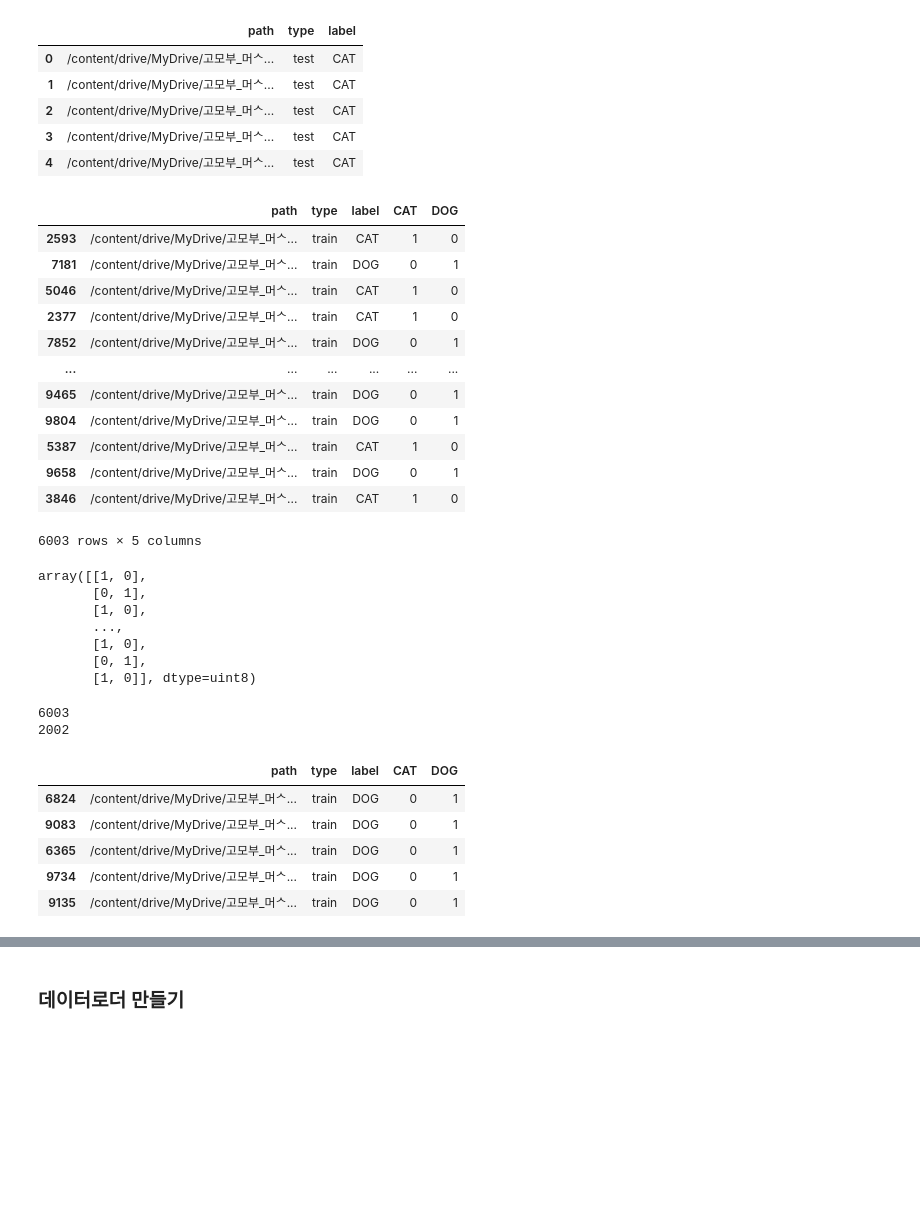
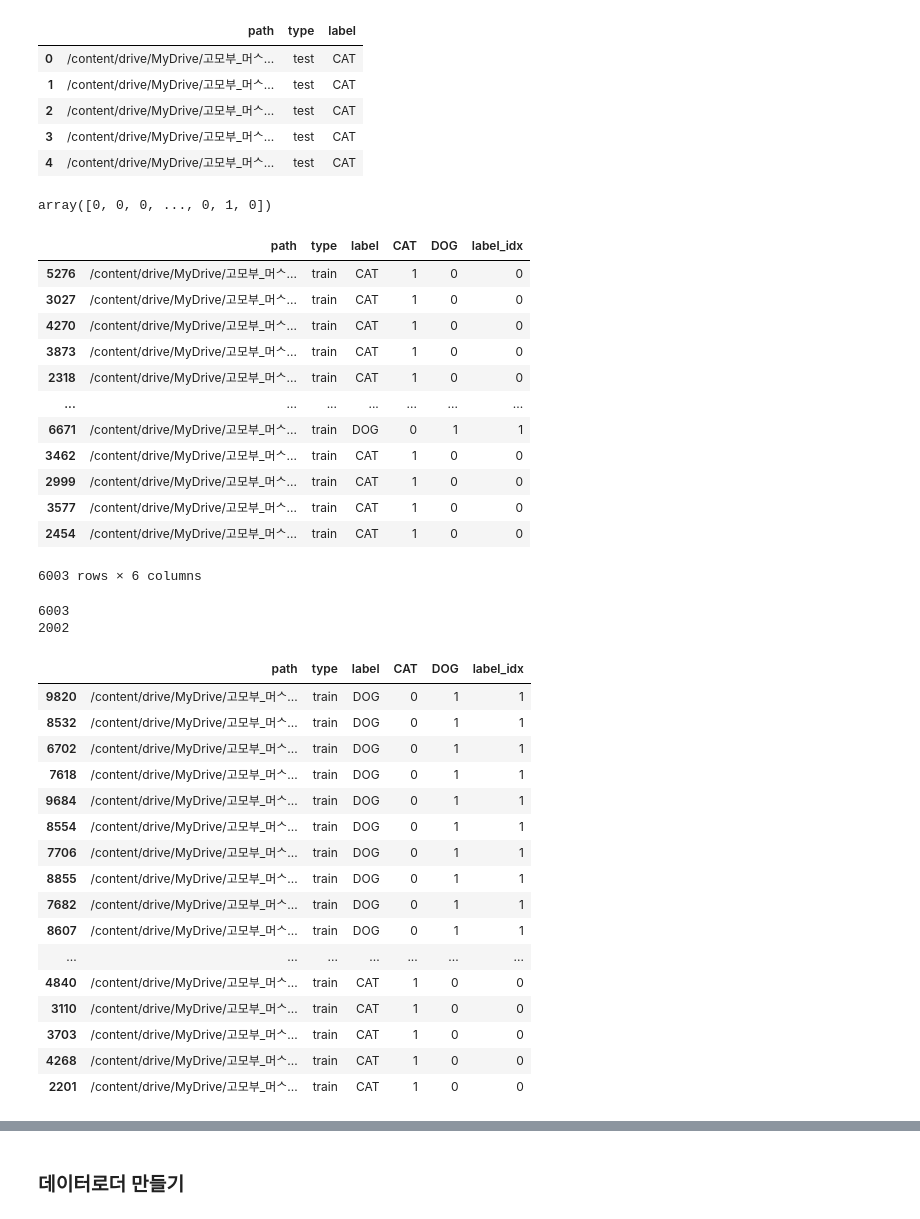
Before and after one commit to PJINU/My_Study2, a Jupyter notebook: Model_training/5_2_model_training(KL_div_loss).ipynb, the cells around one changed output, grey strips where cells are left out. Saved outputs shown, nothing was run; the diff lists cells and outputs as text; code cells hidden in the pictures; blank space fills up the shorter version.

Commit message:
Update 5_2_model_training(KL_div_loss).ipynb Update Custom Dataset, Training

```diff
--- a/Model_training/5_2_model_training(KL_div_loss).ipynb
+++ b/Model_training/5_2_model_training(KL_div_loss).ipynb
@@ -107,41 +107,28 @@ valid_onehot = pd.get_dummies(valid_df['label'])
 train_df = pd.concat([train_df, train_onehot], axis=1)
 valid_df = pd.concat([valid_df, valid_onehot], axis=1)
 
-# train용 path 데이터, label 데이터
-train_data = train_df['path']
-train_label = train_df.iloc[:, 3:].values
-# train_label_indices = train_label.replace(['CAT', 'DOG'], [0,1]).values
-
-# validation용 path, label 데이터
-valid_data = valid_df['path']
-valid_label = valid_df.iloc[:, 3:].values
-# valid_label_indices = valid_label.replace(['CAT', 'DOG'], [0,1]).values
+train_df['label_idx'] = train_df.iloc[:, 3:].values.argmax(axis=1)
+valid_df['label_idx'] = valid_df.iloc[:, 3:].values.argmax(axis=1)
+# %%
+train_df.iloc[:, 3:].values.argmax(axis=1)
+# %% [output]
+array([0, 0, 0, ..., 0, 1, 0])
 # %%
 train_df
 # %% [output]
-|  | path | type | label | CAT | DOG |
-| 2593 | /content/drive/MyDrive/고모부_머ᄉ... | train | CAT | 1 | 0 |
-| 7181 | /content/drive/MyDrive/고모부_머ᄉ... | train | DOG | 0 | 1 |
-| 5046 | /content/drive/MyDrive/고모부_머ᄉ... | train | CAT | 1 | 0 |
-| 2377 | /content/drive/MyDrive/고모부_머ᄉ... | train | CAT | 1 | 0 |
-| 7852 | /content/drive/MyDrive/고모부_머ᄉ... | train | DOG | 0 | 1 |
-| ... | ... | ... | ... | ... | ... |
-| 9465 | /content/drive/MyDrive/고모부_머ᄉ... | train | DOG | 0 | 1 |
-| 9804 | /content/drive/MyDrive/고모부_머ᄉ... | train | DOG | 0 | 1 |
-| 5387 | /content/drive/MyDrive/고모부_머ᄉ... | train | CAT | 1 | 0 |
-| 9658 | /content/drive/MyDrive/고모부_머ᄉ... | train | DOG | 0 | 1 |
-| 3846 | /content/drive/MyDrive/고모부_머ᄉ... | train | CAT | 1 | 0 |
+|  | path | type | label | CAT | DOG | label_idx |
+| 5276 | /content/drive/MyDrive/고모부_머ᄉ... | train | CAT | 1 | 0 | 0 |
+| 3027 | /content/drive/MyDrive/고모부_머ᄉ... | train | CAT | 1 | 0 | 0 |
+| 4270 | /content/drive/MyDrive/고모부_머ᄉ... | train | CAT | 1 | 0 | 0 |
+| 3873 | /content/drive/MyDrive/고모부_머ᄉ... | train | CAT | 1 | 0 | 0 |
+| 2318 | /content/drive/MyDrive/고모부_머ᄉ... | train | CAT | 1 | 0 | 0 |
+| ... | ... | ... | ... | ... | ... | ... |
+| 6671 | /content/drive/MyDrive/고모부_머ᄉ... | train | DOG | 0 | 1 | 1 |
+| 3462 | /content/drive/MyDrive/고모부_머ᄉ... | train | CAT | 1 | 0 | 0 |
+| 2999 | /content/drive/MyDrive/고모부_머ᄉ... | train | CAT | 1 | 0 | 0 |
+| 3577 | /content/drive/MyDrive/고모부_머ᄉ... | train | CAT | 1 | 0 | 0 |
+| 2454 | /content/drive/MyDrive/고모부_머ᄉ... | train | CAT | 1 | 0 | 0 |
-6003 rows × 5 columns
+6003 rows × 6 columns
-# %%
-train_label
-# %% [output]
-array([[1, 0],
-       [0, 1],
-       [1, 0],
-       ...,
-       [1, 0],
-       [0, 1],
-       [1, 0]], dtype=uint8)
 # %%
 print(len(train_df))
 print(len(valid_df))
@@ -168,9 +145,20 @@ sample_val_label = sample_tr.iloc[:,3:].values
 # %%
-sample_data.head()
+sample_data
 # %% [output]
-|  | path | type | label | CAT | DOG |
-| 6824 | /content/drive/MyDrive/고모부_머ᄉ... | train | DOG | 0 | 1 |
-| 9083 | /content/drive/MyDrive/고모부_머ᄉ... | train | DOG | 0 | 1 |
-| 6365 | /content/drive/MyDrive/고모부_머ᄉ... | train | DOG | 0 | 1 |
-| 9734 | /content/drive/MyDrive/고모부_머ᄉ... | train | DOG | 0 | 1 |
-| 9135 | /content/drive/MyDrive/고모부_머ᄉ... | train | DOG | 0 | 1 |
+|  | path | type | label | CAT | DOG | label_idx |
+| 9820 | /content/drive/MyDrive/고모부_머ᄉ... | train | DOG | 0 | 1 | 1 |
+| 8532 | /content/drive/MyDrive/고모부_머ᄉ... | train | DOG | 0 | 1 | 1 |
+| 6702 | /content/drive/MyDrive/고모부_머ᄉ... | train | DOG | 0 | 1 | 1 |
+| 7618 | /content/drive/MyDrive/고모부_머ᄉ... | train | DOG | 0 | 1 | 1 |
+| 9684 | /content/drive/MyDrive/고모부_머ᄉ... | train | DOG | 0 | 1 | 1 |
+| 8554 | /content/drive/MyDrive/고모부_머ᄉ... | train | DOG | 0 | 1 | 1 |
+| 7706 | /content/drive/MyDrive/고모부_머ᄉ... | train | DOG | 0 | 1 | 1 |
+| 8855 | /content/drive/MyDrive/고모부_머ᄉ... | train | DOG | 0 | 1 | 1 |
+| 7682 | /content/drive/MyDrive/고모부_머ᄉ... | train | DOG | 0 | 1 | 1 |
+| 8607 | /content/drive/MyDrive/고모부_머ᄉ... | train | DOG | 0 | 1 | 1 |
+| ... | ... | ... | ... | ... | ... | ... |
+| 4840 | /content/drive/MyDrive/고모부_머ᄉ... | train | CAT | 1 | 0 | 0 |
+| 3110 | /content/drive/MyDrive/고모부_머ᄉ... | train | CAT | 1 | 0 | 0 |
+| 3703 | /content/drive/MyDrive/고모부_머ᄉ... | train | CAT | 1 | 0 | 0 |
+| 4268 | /content/drive/MyDrive/고모부_머ᄉ... | train | CAT | 1 | 0 | 0 |
+| 2201 | /content/drive/MyDrive/고모부_머ᄉ... | train | CAT | 1 | 0 | 0 |
```
Also changed, not shown: parts of 17 cells of this notebook.
